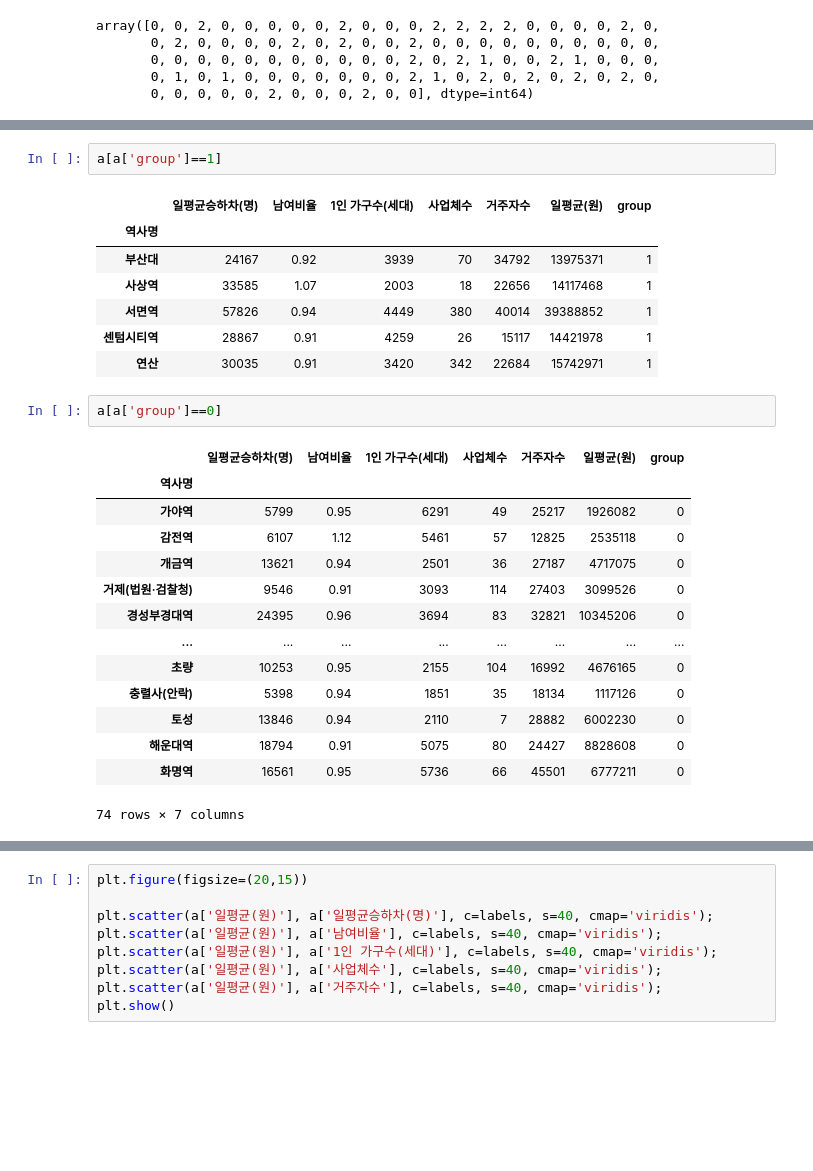
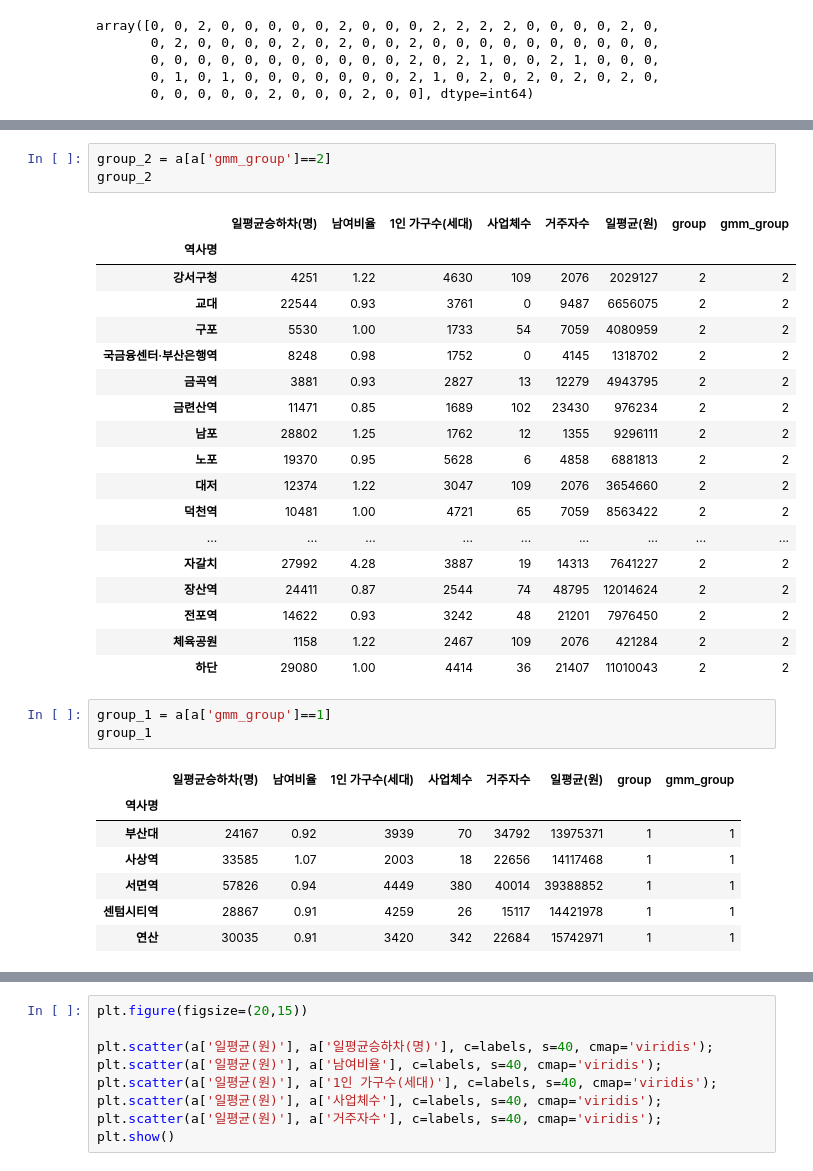
Before and after one commit to Busan-Bigdata-analysis/storage, a Jupyter notebook: visualization/clustering/New2_GMM_clust_not_minmaxscaler copy.ipynb, the cells around one changed output, grey strips where cells are left out. Drawn from its saved outputs; the diff is of its cells as text; blank space fills up the shorter version.

```diff
--- a/visualization/clustering/New2_GMM_clust_not_minmaxscaler copy.ipynb
+++ b/visualization/clustering/New2_GMM_clust_not_minmaxscaler copy.ipynb
@@ -212,27 +192,33 @@ a[a['group']==2]
-# %%
-a[a['group']==1]
-# %% [output]
-|  | 일평균승하차(명) | 남여비율 | 1인 가구수(세대) | 사업체수 | 거주자수 | 일평균(원) | group |
-| 역사명 |  |  |  |  |  |  |  |
-| 부산대 | 24167 | 0.92 | 3939 | 70 | 34792 | 13975371 | 1 |
-| 사상역 | 33585 | 1.07 | 2003 | 18 | 22656 | 14117468 | 1 |
-| 서면역 | 57826 | 0.94 | 4449 | 380 | 40014 | 39388852 | 1 |
-| 센텀시티역 | 28867 | 0.91 | 4259 | 26 | 15117 | 14421978 | 1 |
-| 연산 | 30035 | 0.91 | 3420 | 342 | 22684 | 15742971 | 1 |
-# %%
-a[a['group']==0]
-# %% [output]
-|  | 일평균승하차(명) | 남여비율 | 1인 가구수(세대) | 사업체수 | 거주자수 | 일평균(원) | group |
-| 역사명 |  |  |  |  |  |  |  |
-| 가야역 | 5799 | 0.95 | 6291 | 49 | 25217 | 1926082 | 0 |
-| 감전역 | 6107 | 1.12 | 5461 | 57 | 12825 | 2535118 | 0 |
-| 개금역 | 13621 | 0.94 | 2501 | 36 | 27187 | 4717075 | 0 |
-| 거제(법원·검찰청) | 9546 | 0.91 | 3093 | 114 | 27403 | 3099526 | 0 |
-| 경성부경대역 | 24395 | 0.96 | 3694 | 83 | 32821 | 10345206 | 0 |
-| ... | ... | ... | ... | ... | ... | ... | ... |
-| 초량 | 10253 | 0.95 | 2155 | 104 | 16992 | 4676165 | 0 |
-| 충렬사(안락) | 5398 | 0.94 | 1851 | 35 | 18134 | 1117126 | 0 |
-| 토성 | 13846 | 0.94 | 2110 | 7 | 28882 | 6002230 | 0 |
-| 해운대역 | 18794 | 0.91 | 5075 | 80 | 24427 | 8828608 | 0 |
-| 화명역 | 16561 | 0.95 | 5736 | 66 | 45501 | 6777211 | 0 |
-74 rows × 7 columns
+# %%
+group_2 = a[a['gmm_group']==2]
+group_2
+# %% [output]
+|  | 일평균승하차(명) | 남여비율 | 1인 가구수(세대) | 사업체수 | 거주자수 | 일평균(원) | group | gmm_group |
+| 역사명 |  |  |  |  |  |  |  |  |
+| 강서구청 | 4251 | 1.22 | 4630 | 109 | 2076 | 2029127 | 2 | 2 |
+| 교대 | 22544 | 0.93 | 3761 | 0 | 9487 | 6656075 | 2 | 2 |
+| 구포 | 5530 | 1.00 | 1733 | 54 | 7059 | 4080959 | 2 | 2 |
+| 국금융센터·부산은행역 | 8248 | 0.98 | 1752 | 0 | 4145 | 1318702 | 2 | 2 |
+| 금곡역 | 3881 | 0.93 | 2827 | 13 | 12279 | 4943795 | 2 | 2 |
+| 금련산역 | 11471 | 0.85 | 1689 | 102 | 23430 | 976234 | 2 | 2 |
+| 남포 | 28802 | 1.25 | 1762 | 12 | 1355 | 9296111 | 2 | 2 |
+| 노포 | 19370 | 0.95 | 5628 | 6 | 4858 | 6881813 | 2 | 2 |
+| 대저 | 12374 | 1.22 | 3047 | 109 | 2076 | 3654660 | 2 | 2 |
+| 덕천역 | 10481 | 1.00 | 4721 | 65 | 7059 | 8563422 | 2 | 2 |
+| ... | ... | ... | ... | ... | ... | ... | ... | ... |
+| 자갈치 | 27992 | 4.28 | 3887 | 19 | 14313 | 7641227 | 2 | 2 |
+| 장산역 | 24411 | 0.87 | 2544 | 74 | 48795 | 12014624 | 2 | 2 |
+| 전포역 | 14622 | 0.93 | 3242 | 48 | 21201 | 7976450 | 2 | 2 |
+| 체육공원 | 1158 | 1.22 | 2467 | 109 | 2076 | 421284 | 2 | 2 |
+| 하단 | 29080 | 1.00 | 4414 | 36 | 21407 | 11010043 | 2 | 2 |
+# %%
+group_1 = a[a['gmm_group']==1]
+group_1
+# %% [output]
+|  | 일평균승하차(명) | 남여비율 | 1인 가구수(세대) | 사업체수 | 거주자수 | 일평균(원) | group | gmm_group |
+| 역사명 |  |  |  |  |  |  |  |  |
+| 부산대 | 24167 | 0.92 | 3939 | 70 | 34792 | 13975371 | 1 | 1 |
+| 사상역 | 33585 | 1.07 | 2003 | 18 | 22656 | 14117468 | 1 | 1 |
+| 서면역 | 57826 | 0.94 | 4449 | 380 | 40014 | 39388852 | 1 | 1 |
+| 센텀시티역 | 28867 | 0.91 | 4259 | 26 | 15117 | 14421978 | 1 | 1 |
+| 연산 | 30035 | 0.91 | 3420 | 342 | 22684 | 15742971 | 1 | 1 |
```
Also changed, not shown: parts of 17 cells of this notebook, 1 other file.
